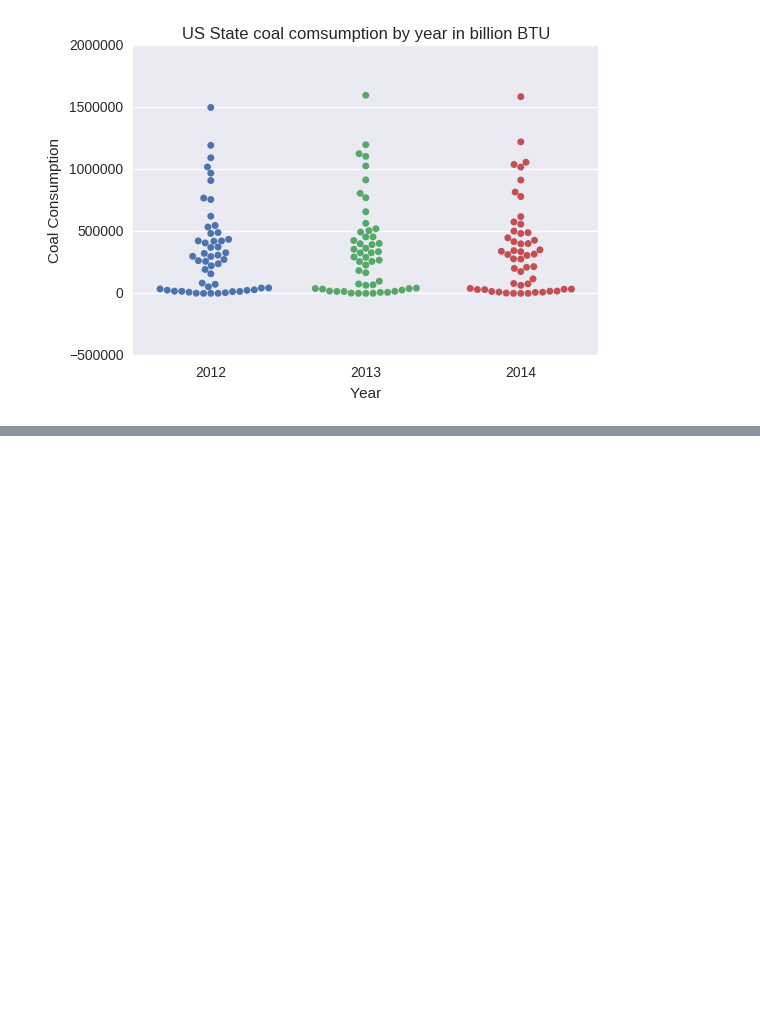
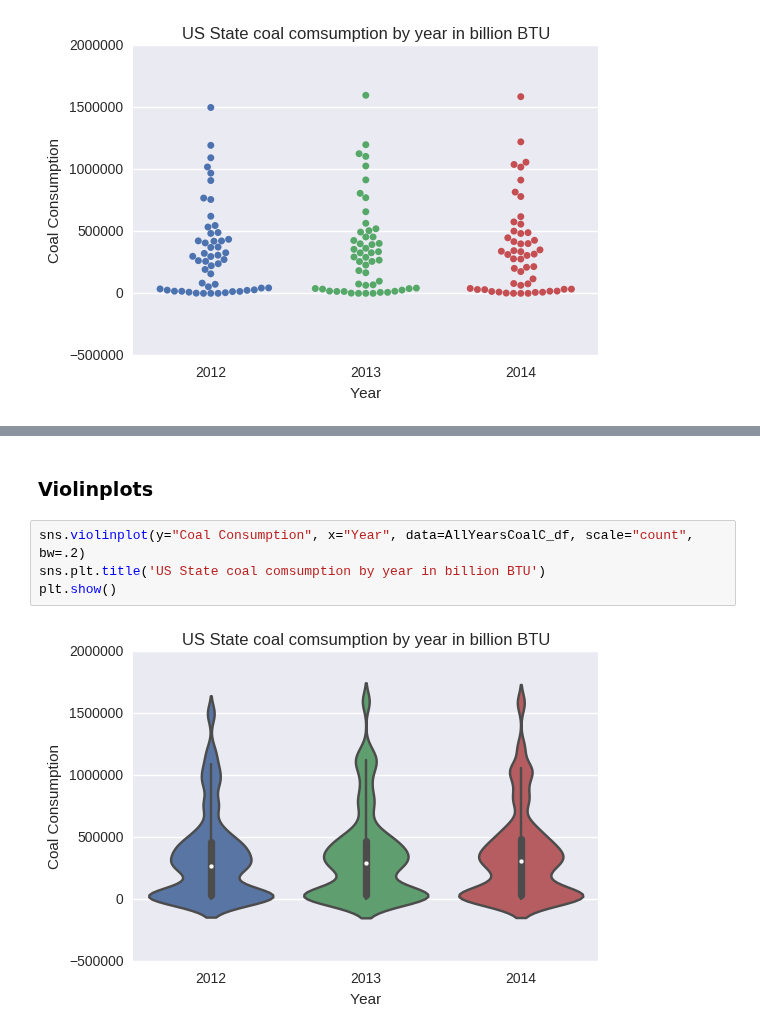
Before and after one commit to 315iah515/Thinkful-Notebooks, a Jupyter notebook: Bootcamp/Drill_PresentSameDataMultipleWays.ipynb, the cells around one changed output, grey strips where cells are left out. Cells and saved outputs as stored; diff of their text form; blank space fills up the shorter version.

```diff
--- a/Bootcamp/Drill_PresentSameDataMultipleWays.ipynb
+++ b/Bootcamp/Drill_PresentSameDataMultipleWays.ipynb
@@ -167,0 +176,8 @@ plt.show()
+# %% [markdown]
+### Violinplots
+# %%
+sns.violinplot(y="Coal Consumption", x="Year", data=AllYearsCoalC_df, scale="count", bw=.2)
+sns.plt.title('US State coal comsumption by year in billion BTU')
+plt.show()
+# %% [output]
+[figure, added]
```
Also changed, not shown: parts of 14 cells of this notebook.
